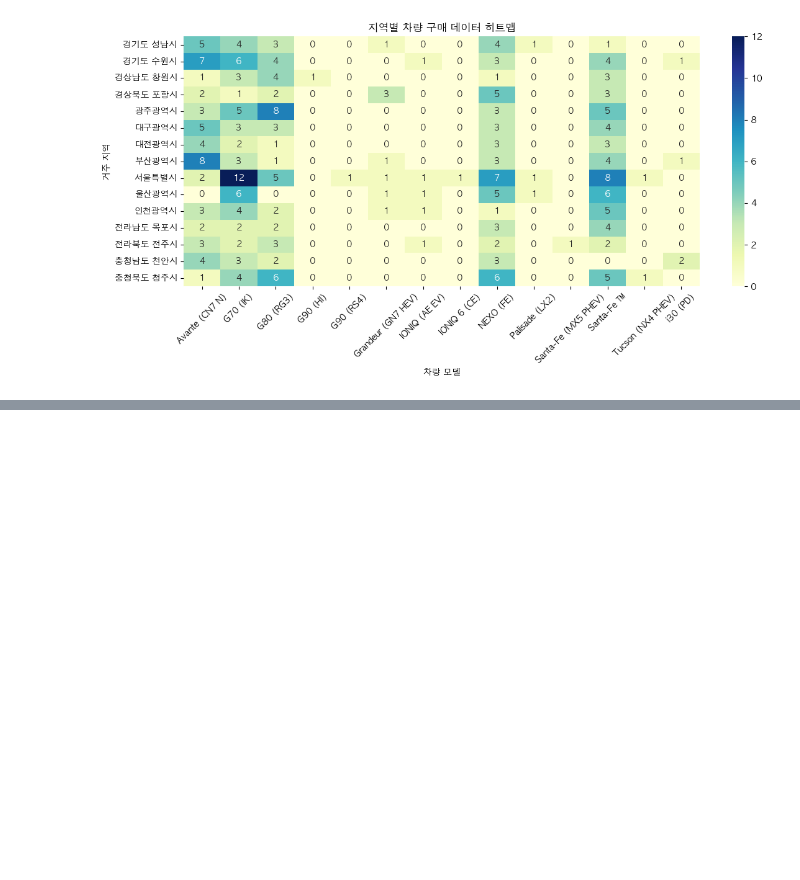
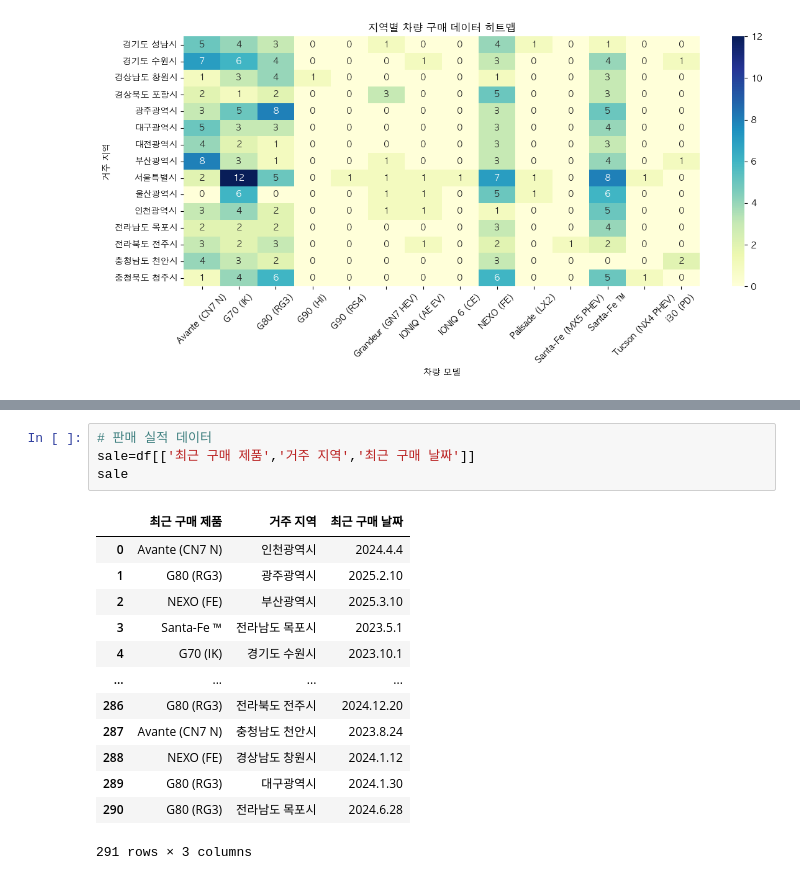
Before and after one commit to CodeWorks-hi/hyundai-crm-platform, a Jupyter notebook: jupyter/customer.ipynb, the cells around one changed output, grey strips where cells are left out. Drawn from its saved outputs; the diff is of its cells as text; blank space fills up the shorter version.

```diff
--- a/jupyter/customer.ipynb
+++ b/jupyter/customer.ipynb
@@ -522,0 +562,18 @@ plt.show()
+# %%
+# 판매 실적 데이터
+sale=df[['최근 구매 제품','거주 지역','최근 구매 날짜']]
+sale
+# %% [output]
+|  | 최근 구매 제품 | 거주 지역 | 최근 구매 날짜 |
+| 0 | Avante (CN7 N) | 인천광역시 | 2024.4.4 |
+| 1 | G80 (RG3) | 광주광역시 | 2025.2.10 |
+| 2 | NEXO (FE) | 부산광역시 | 2025.3.10 |
+| 3 | Santa-Fe ™ | 전라남도 목포시 | 2023.5.1 |
+| 4 | G70 (IK) | 경기도 수원시 | 2023.10.1 |
+| ... | ... | ... | ... |
+| 286 | G80 (RG3) | 전라북도 전주시 | 2024.12.20 |
+| 287 | Avante (CN7 N) | 충청남도 천안시 | 2023.8.24 |
+| 288 | NEXO (FE) | 경상남도 창원시 | 2024.1.12 |
+| 289 | G80 (RG3) | 대구광역시 | 2024.1.30 |
+| 290 | G80 (RG3) | 전라남도 목포시 | 2024.6.28 |
+291 rows × 3 columns
```
Also changed, not shown: parts of 5 cells of this notebook, 33 other files.
